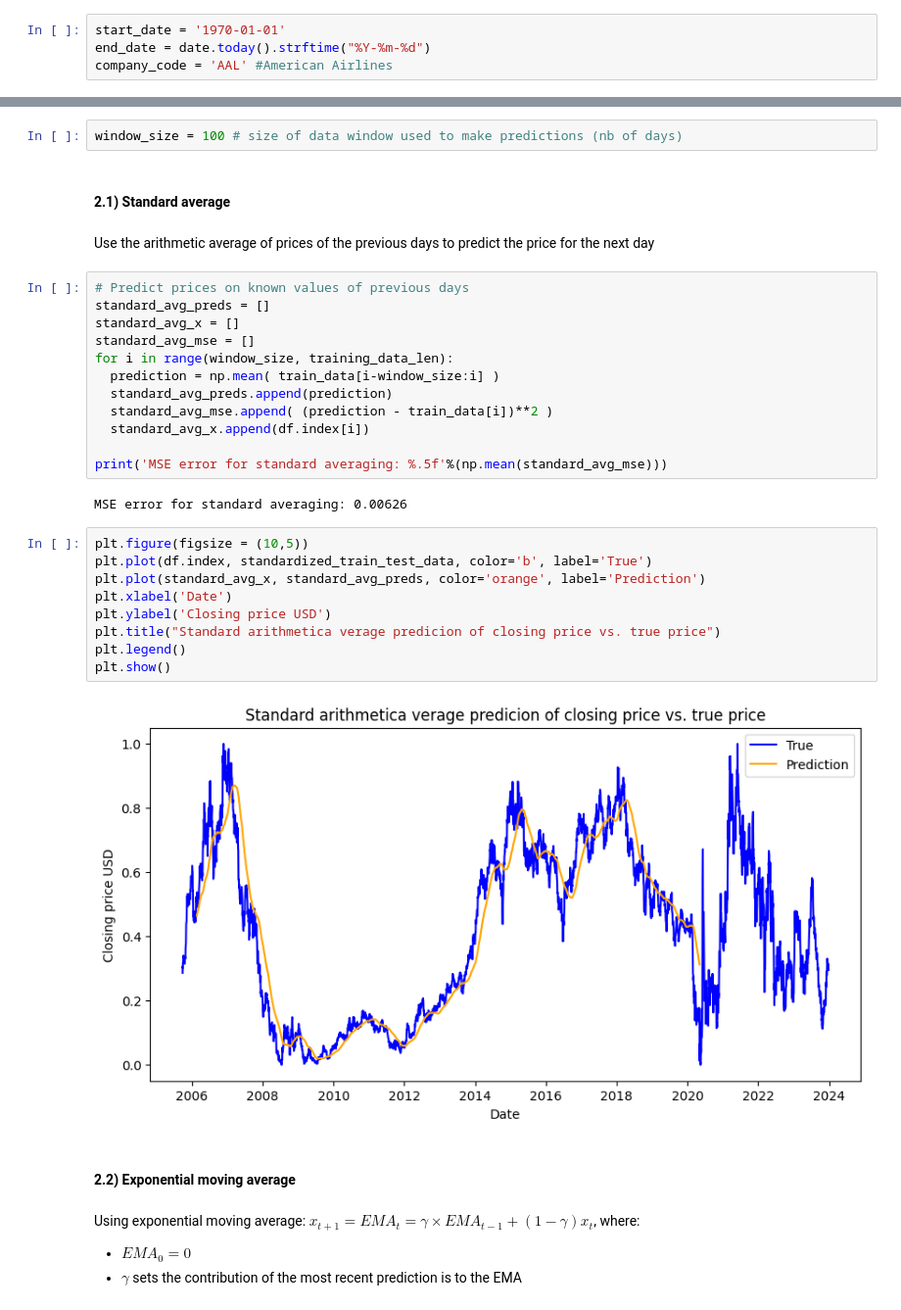
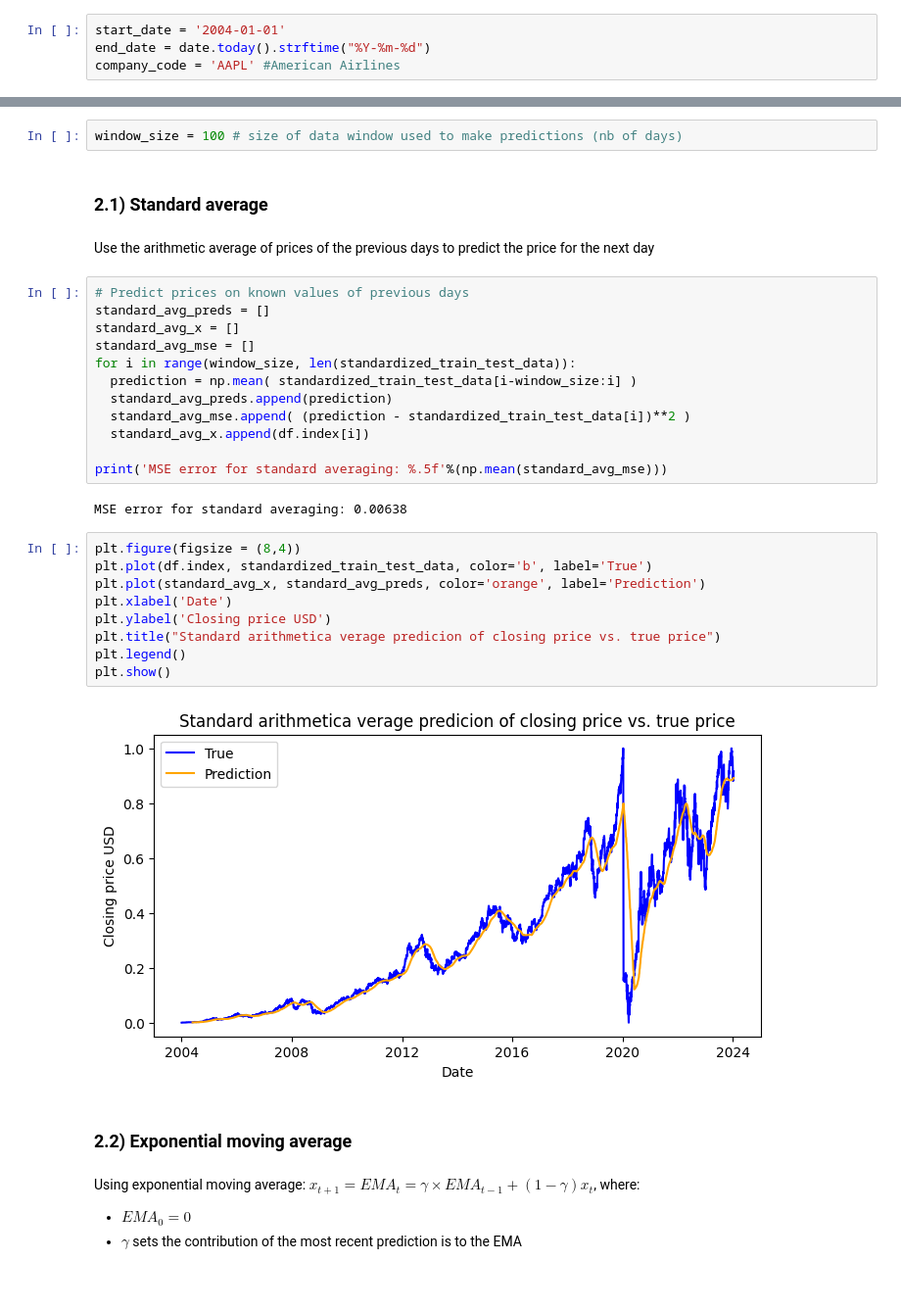
Before and after one commit to AmL-Dev/StockPrediction, a Jupyter notebook: StockPricePred.ipynb, the cells around one changed output, grey strips where cells are left out. Shown at 98% size. Cells and saved outputs as stored; diff of their text form; blank space fills up the shorter version.

```diff
--- a/StockPricePred.ipynb
+++ b/StockPricePred.ipynb
@@ -18,8 +19,8 @@ import yfinance as yf
 # %% [markdown]
 Fetch stock price data for a given company (use-case Apple)
 # %%
-start_date = '1970-01-01'
+start_date = '2004-01-01'
 end_date = date.today().strftime("%Y-%m-%d")
-company_code = 'AAL' #American Airlines
+company_code = 'AAPL' #American Airlines
 # %%
 df = yf.download(tickers = company_code, start = start_date, end = end_date)
@@ -87,7 +77,7 @@ Predict closing stock price one day in advance using moving average
 # %%
 window_size = 100 # size of data window used to make predictions (nb of days)
 # %% [markdown]
-#### 2.1) Standard average
+### 2.1) Standard average
 # %% [markdown]
 Use the arithmetic average of prices of the previous days to predict the price for the next day
 # %%
@@ -95,28 +85,28 @@ Use the arithmetic average of prices of the previous days to predict the price f
 standard_avg_preds = []
 standard_avg_x = []
 standard_avg_mse = []
-for i in range(window_size, training_data_len):
-  prediction = np.mean( train_data[i-window_size:i] )
+for i in range(window_size, len(standardized_train_test_data)):
+  prediction = np.mean( standardized_train_test_data[i-window_size:i] )
   standard_avg_preds.append(prediction)
-  standard_avg_mse.append( (prediction - train_data[i])**2 )
+  standard_avg_mse.append( (prediction - standardized_train_test_data[i])**2 )
   standard_avg_x.append(df.index[i])
 
 print('MSE error for standard averaging: %.5f'%(np.mean(standard_avg_mse)))
 # %% [output]
-MSE error for standard averaging: 0.00626
+MSE error for standard averaging: 0.00638
 # %%
-plt.figure(figsize = (10,5))
+plt.figure(figsize = (8,4))
 plt.plot(df.index, standardized_train_test_data, color='b', label='True')
 plt.plot(standard_avg_x, standard_avg_preds, color='orange', label='Prediction')
 plt.xlabel('Date')
 plt.ylabel('Closing price USD')
 plt.title("Standard arithmetica verage predicion of closing price vs. true price")
 plt.legend()
 plt.show()
 # %% [output]
-[figure, old version]
+[figure, new version]
 # %% [markdown]
-#### 2.2) Exponential moving average
+### 2.2) Exponential moving average
 # %% [markdown]
 Using exponential moving average: $x_{t+1} = EMA_{t} = \gamma \times EMA_{t-1} + (1-\gamma) x_t$, where:
 - $EMA_0 = 0$
```
Also changed, not shown: parts of 46 cells of this notebook, 1 other file.
